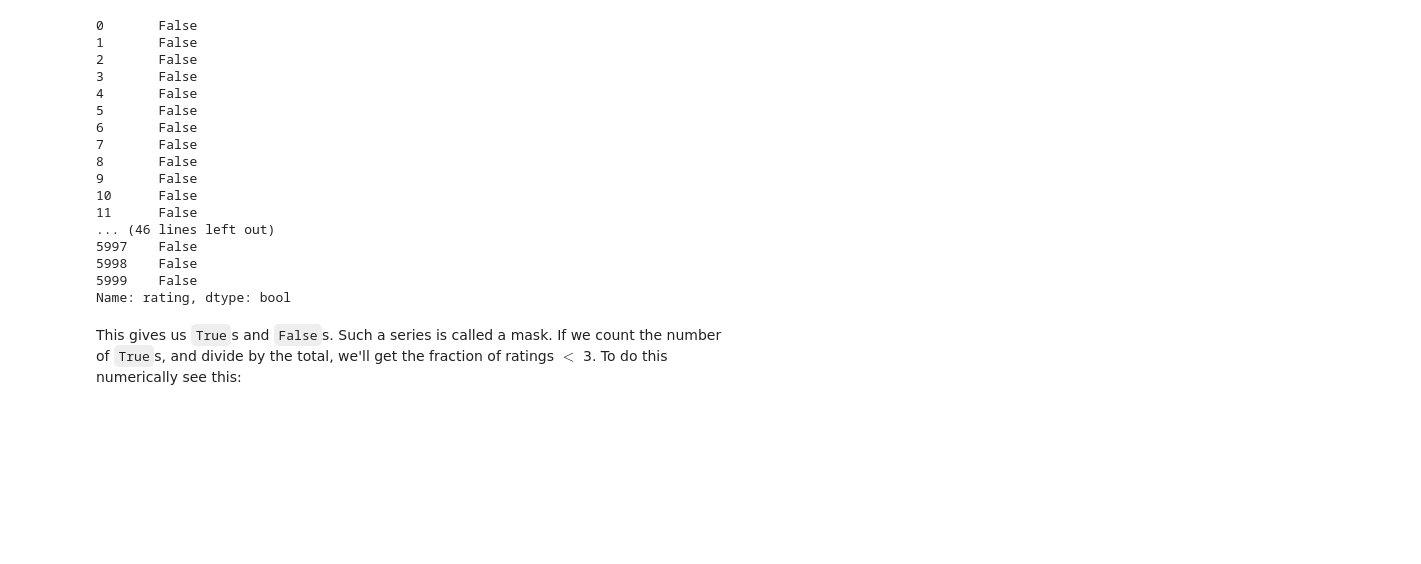
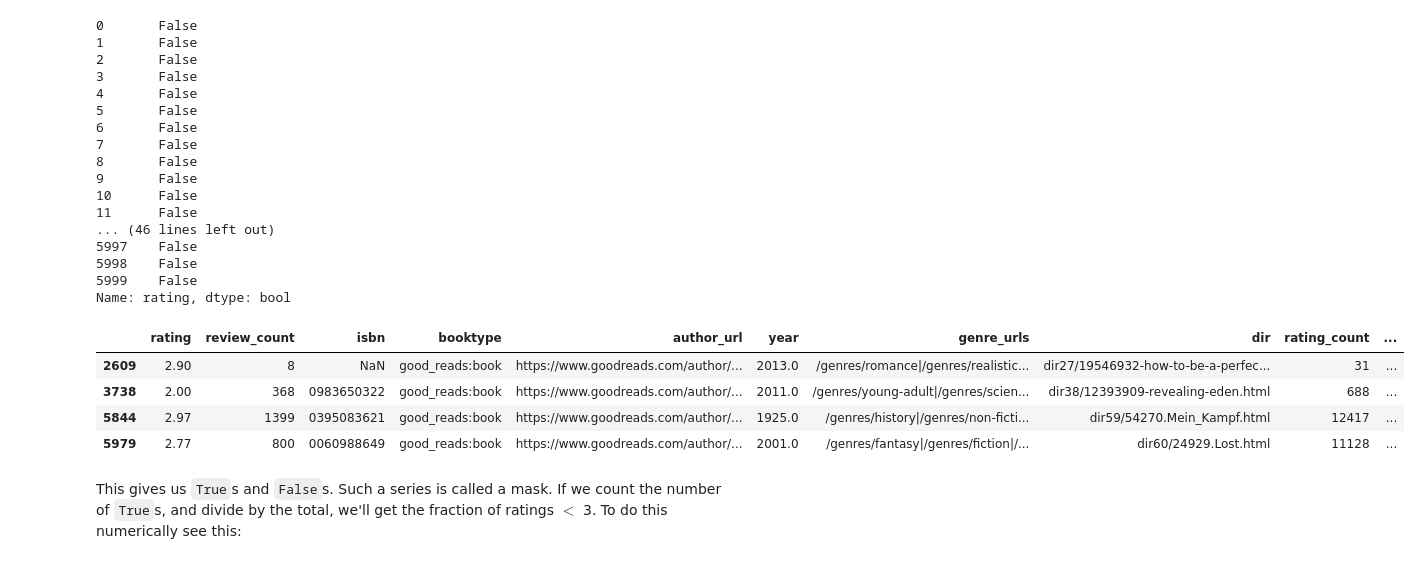
Before and after one commit to Rkt8/2015lab1, a Jupyter notebook: Lab1-pythonpandas.ipynb, the cells around one changed output. Drawn from its saved outputs; the diff is of its cells as text; code cells hidden in the pictures; blank space fills up the shorter version.

```diff
--- a/Lab1-pythonpandas.ipynb
+++ b/Lab1-pythonpandas.ipynb
@@ -127,6 +127,14 @@ df.rating < 3
 5998    False
 5999    False
 Name: rating, dtype: bool
+# %%
+df[df.rating<3]
+# %% [output]
+|  | rating | review_count | isbn | booktype | author_url | year | genre_urls | dir | rating_count | ... |
+| 2609 | 2.90 | 8 | NaN | good_reads:book | https://www.goodreads.com/author/... | 2013.0 | /genres/romance|/genres/realistic... | dir27/19546932-how-to-be-a-perfec... | 31 | ... |
+| 3738 | 2.00 | 368 | 0983650322 | good_reads:book | https://www.goodreads.com/author/... | 2011.0 | /genres/young-adult|/genres/scien... | dir38/12393909-revealing-eden.html | 688 | ... |
+| 5844 | 2.97 | 1399 | 0395083621 | good_reads:book | https://www.goodreads.com/author/... | 1925.0 | /genres/history|/genres/non-ficti... | dir59/54270.Mein_Kampf.html | 12417 | ... |
+| 5979 | 2.77 | 800 | 0060988649 | good_reads:book | https://www.goodreads.com/author/... | 2001.0 | /genres/fantasy|/genres/fiction|/... | dir60/24929.Lost.html | 11128 | ... |
 # %% [markdown]
 This gives us `True`s and `False`s. Such a series is called a mask. If we count the number of `True`s, and divide by the total, we'll get the fraction of ratings $\lt$ 3. To do this numerically see this:
 # %%
```
Also changed, not shown: parts of 3 cells of this notebook, 2 other files.
